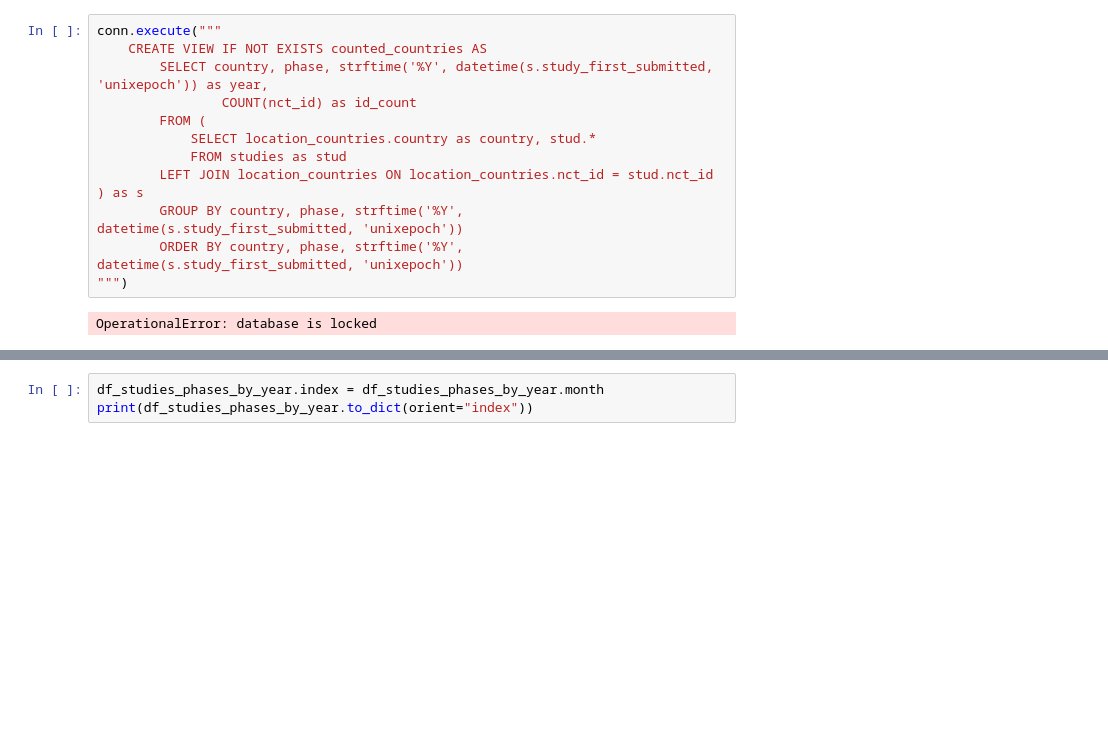
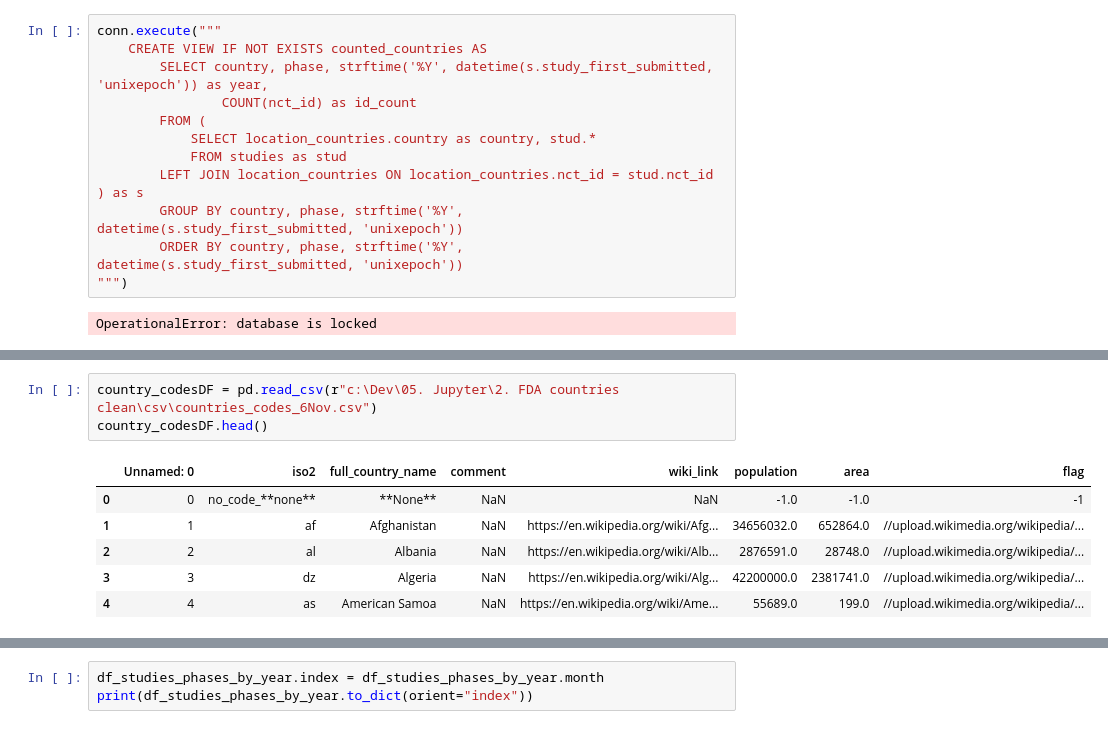
Before and after one commit to vaal12/FDA-clinical-studies-review, a Jupyter notebook: Preparation of JSONs (coutries) from SQL.ipynb, the cells around one changed output, grey strips where cells are left out. Cells and saved outputs as stored; diff of their text form; blank space fills up the shorter version.

```diff
--- a/Preparation of JSONs (coutries) from SQL.ipynb
+++ b/Preparation of JSONs (coutries) from SQL.ipynb
@@ -112,0 +124,10 @@ df_studies_phases_by_year.head()
+# %%
+country_codesDF = pd.read_csv(r"c:\Dev\05. Jupyter\2. FDA countries clean\csv\countries_codes_6Nov.csv")
+country_codesDF.head()
+# %% [output]
+|  | Unnamed: 0 | iso2 | full_country_name | comment | wiki_link | population | area | flag |
+| 0 | 0 | no_code_**none** | **None** | NaN | NaN | -1.0 | -1.0 | -1 |
+| 1 | 1 | af | Afghanistan | NaN | https://en.wikipedia.org/wiki/Afg... | 34656032.0 | 652864.0 | //upload.wikimedia.org/wikipedia/... |
+| 2 | 2 | al | Albania | NaN | https://en.wikipedia.org/wiki/Alb... | 2876591.0 | 28748.0 | //upload.wikimedia.org/wikipedia/... |
+| 3 | 3 | dz | Algeria | NaN | https://en.wikipedia.org/wiki/Alg... | 42200000.0 | 2381741.0 | //upload.wikimedia.org/wikipedia/... |
+| 4 | 4 | as | American Samoa | NaN | https://en.wikipedia.org/wiki/Ame... | 55689.0 | 199.0 | //upload.wikimedia.org/wikipedia/... |
```
Also changed, not shown: parts of 5 cells of this notebook.
